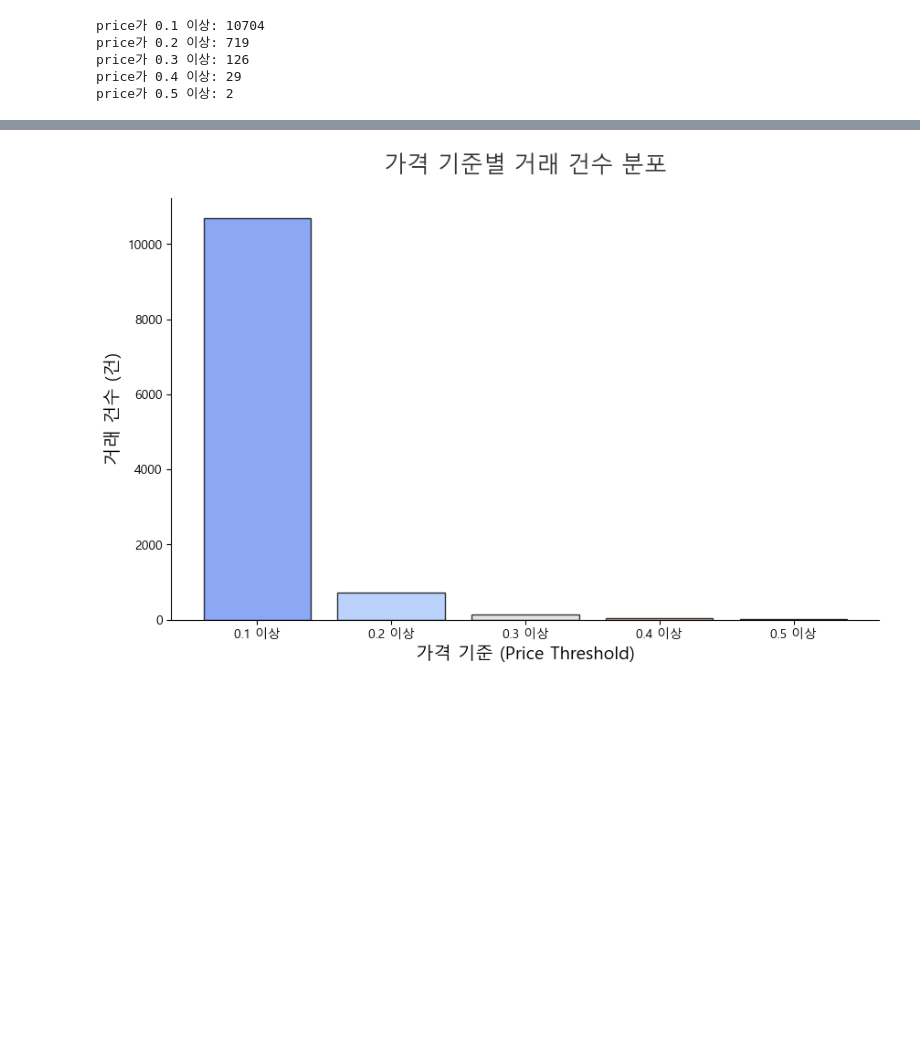
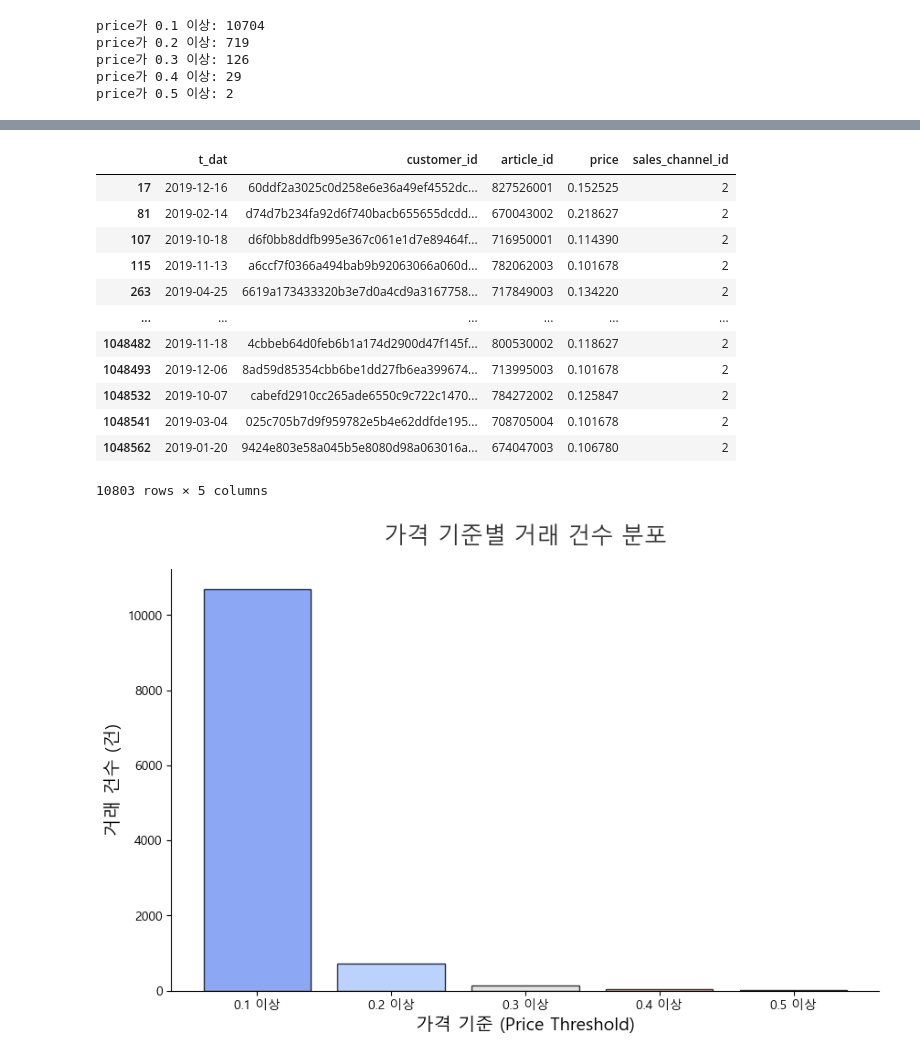
Before and after one commit to yoohengu/cross-gen-biz-analysis, a Jupyter notebook: notebooks/leeyunju_eda/all_04_yunju.ipynb, the cells around one changed output, grey strips where cells are left out. Drawn from its saved outputs; the diff is of its cells as text; code cells hidden in the pictures; blank space fills up the shorter version.

```diff
--- a/notebooks/leeyunju_eda/all_04_yunju.ipynb
+++ b/notebooks/leeyunju_eda/all_04_yunju.ipynb
@@ -136,0 +162,16 @@ price가 0.5 이상: 2
+# %%
+df_tran[df_tran["price"] >= 0.1]
+# %% [output]
+|  | t_dat | customer_id | article_id | price | sales_channel_id |
+| 17 | 2019-12-16 | 60ddf2a3025c0d258e6e36a49ef4552dc... | 827526001 | 0.152525 | 2 |
+| 81 | 2019-02-14 | d74d7b234fa92d6f740bacb655655dcdd... | 670043002 | 0.218627 | 2 |
+| 107 | 2019-10-18 | d6f0bb8ddfb995e367c061e1d7e89464f... | 716950001 | 0.114390 | 2 |
+| 115 | 2019-11-13 | a6ccf7f0366a494bab9b92063066a060d... | 782062003 | 0.101678 | 2 |
+| 263 | 2019-04-25 | 6619a173433320b3e7d0a4cd9a3167758... | 717849003 | 0.134220 | 2 |
+| ... | ... | ... | ... | ... | ... |
+| 1048482 | 2019-11-18 | 4cbbeb64d0feb6b1a174d2900d47f145f... | 800530002 | 0.118627 | 2 |
+| 1048493 | 2019-12-06 | 8ad59d85354cbb6be1dd27fb6ea399674... | 713995003 | 0.101678 | 2 |
+| 1048532 | 2019-10-07 | cabefd2910cc265ade6550c9c722c1470... | 784272002 | 0.125847 | 2 |
+| 1048541 | 2019-03-04 | 025c705b7d9f959782e5b4e62ddfde195... | 708705004 | 0.101678 | 2 |
+| 1048562 | 2019-01-20 | 9424e803e58a045b5e8080d98a063016a... | 674047003 | 0.106780 | 2 |
+10803 rows × 5 columns
```
Also changed, not shown: parts of 3 cells of this notebook, 1 other file.
